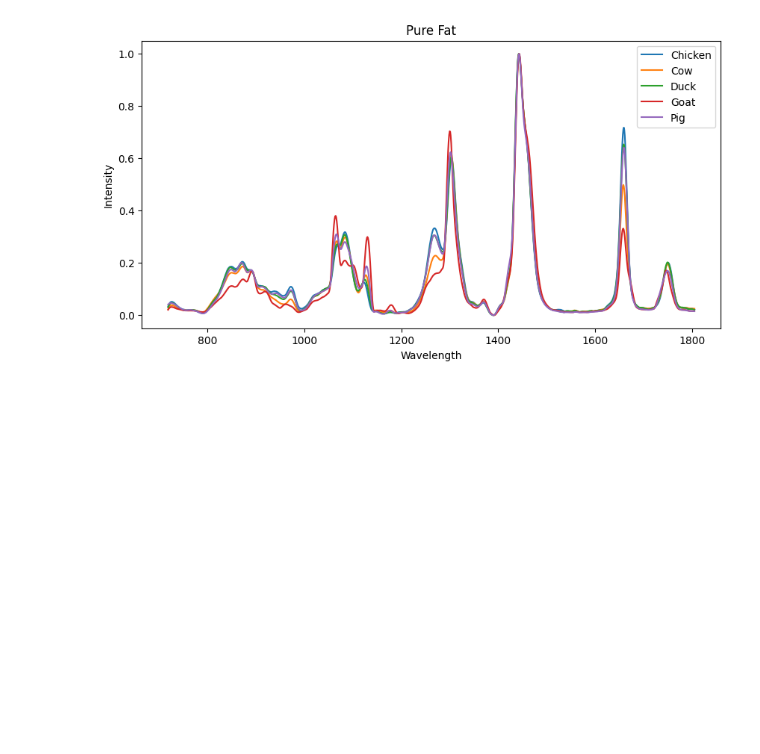
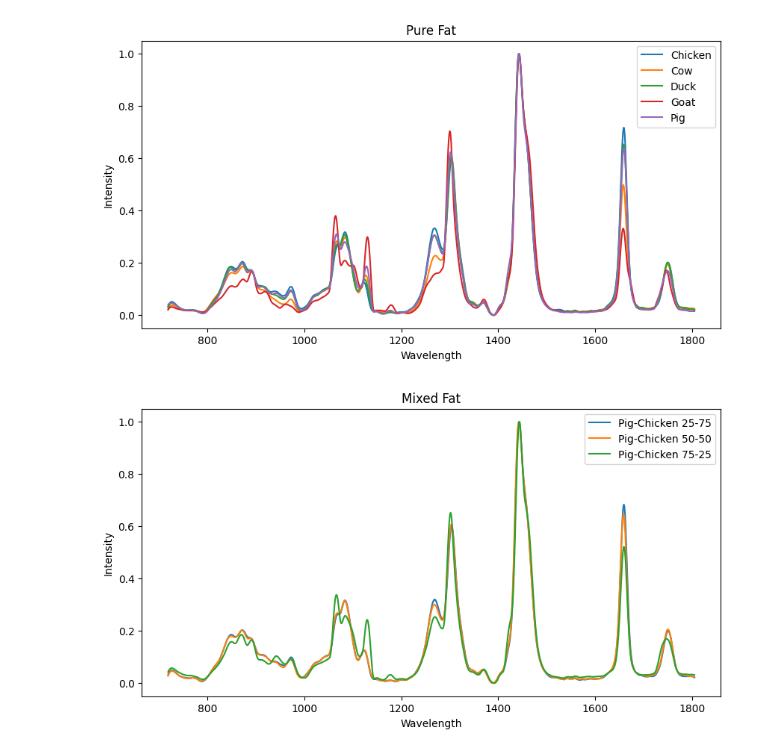
Before and after one commit to ariawahyuw/simulasi-spectra, a Jupyter notebook: Simulasi 3/mean-analysis.ipynb, the cells around one changed output. Cells and saved outputs as stored; diff of their text form; code cells hidden in the pictures; blank space fills up the shorter version.

```diff
--- a/Simulasi 3/mean-analysis.ipynb
+++ b/Simulasi 3/mean-analysis.ipynb
@@ -20,14 +21,19 @@ duck = pd.read_csv('./Data Lemak/preprocessed/pure fat/duck/duck_mean.csv', name
 goat = pd.read_csv('./Data Lemak/preprocessed/pure fat/goat/goat_mean.csv', names=['Wavelength', 'Intensity'])
 cow = pd.read_csv('./Data Lemak/preprocessed/pure fat/cow/cow_mean.csv', names=['Wavelength', 'Intensity'])
 pig = pd.read_csv('./Data Lemak/preprocessed/pure fat/pig/pig_mean.csv', names=['Wavelength', 'Intensity'])
+pig_chicken_25_75 = pd.read_csv('./Data Lemak/preprocessed/contamination/pig-chicken/pig-chicken 25-75/pig_chicken_25_75_mean.csv', names=['Wavelength', 'Intensity'])
+pig_chicken_50_50 = pd.read_csv('./Data Lemak/preprocessed/contamination/pig-chicken/pig-chicken 50-50/pig_chicken_50_50_mean.csv', names=['Wavelength', 'Intensity'])
+pig_chicken_75_25 = pd.read_csv('./Data Lemak/preprocessed/contamination/pig-chicken/pig-chicken 75-25/pig_chicken_75_25_mean.csv', names=['Wavelength', 'Intensity'])
 # %%
-
 scaler = MinMaxScaler()
 chicken['Intensity'] = scaler.fit_transform(chicken['Intensity'].values.reshape(-1, 1))
 cow['Intensity'] = scaler.fit_transform(cow['Intensity'].values.reshape(-1, 1))
 duck['Intensity'] = scaler.fit_transform(duck['Intensity'].values.reshape(-1, 1))
 goat['Intensity'] = scaler.fit_transform(goat['Intensity'].values.reshape(-1, 1))
 pig['Intensity'] = scaler.fit_transform(pig['Intensity'].values.reshape(-1, 1))
+pig_chicken_25_75['Intensity'] = scaler.fit_transform(pig_chicken_25_75['Intensity'].values.reshape(-1, 1))
+pig_chicken_50_50['Intensity'] = scaler.fit_transform(pig_chicken_50_50['Intensity'].values.reshape(-1, 1))
+pig_chicken_75_25['Intensity'] = scaler.fit_transform(pig_chicken_75_25['Intensity'].values.reshape(-1, 1))
 # %%
 plt.figure(figsize=(10, 5))
 plt.plot(chicken['Wavelength'], chicken['Intensity'], label='Chicken')
@@ -42,3 +48,15 @@ plt.ylabel('Intensity')
 plt.show()
 # %% [output]
 [figure]
+# %%
+plt.figure(figsize=(10, 5))
+plt.plot(pig_chicken_25_75['Wavelength'], pig_chicken_25_75['Intensity'], label='Pig-Chicken 25-75')
+plt.plot(pig_chicken_50_50['Wavelength'], pig_chicken_50_50['Intensity'], label='Pig-Chicken 50-50')
+plt.plot(pig_chicken_75_25['Wavelength'], pig_chicken_75_25['Intensity'], label='Pig-Chicken 75-25')
+plt.legend()
+plt.title('Mixed Fat')
+plt.xlabel('Wavelength')
+plt.ylabel('Intensity')
+plt.show()
+# %% [output]
+[figure, added]
```
Also changed, not shown: parts of 1 cell of this notebook, 4 other files.
